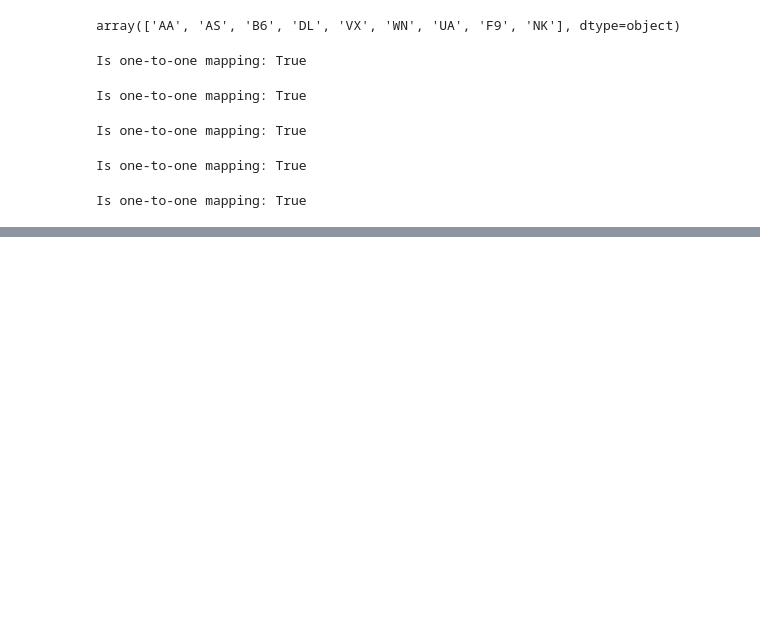
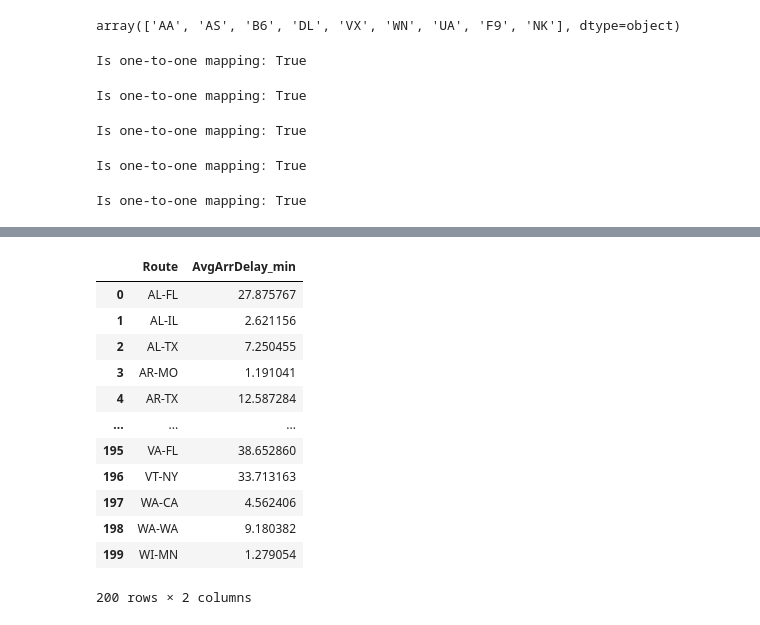
Before and after one commit to harshgupta6789/cap5771sp25-project, a Jupyter notebook: Scripts/feature_engineering.ipynb, the cells around one changed output, grey strips where cells are left out. Drawn from its saved outputs; the diff is of its cells as text; code cells hidden in the pictures; blank space fills up the shorter version.

```diff
--- a/Scripts/feature_engineering.ipynb
+++ b/Scripts/feature_engineering.ipynb
@@ -161,0 +275,16 @@ df.rename(columns={'SOURCE': 'WEATHER_SOURCE'}, inplace=True)
+# %%
+avg_arr_delay_route_min
+# %% [output]
+|  | Route | AvgArrDelay_min |
+| 0 | AL-FL | 27.875767 |
+| 1 | AL-IL | 2.621156 |
+| 2 | AL-TX | 7.250455 |
+| 3 | AR-MO | 1.191041 |
+| 4 | AR-TX | 12.587284 |
+| ... | ... | ... |
+| 195 | VA-FL | 38.652860 |
+| 196 | VT-NY | 33.713163 |
+| 197 | WA-CA | 4.562406 |
+| 198 | WA-WA | 9.180382 |
+| 199 | WI-MN | 1.279054 |
+200 rows × 2 columns
```
Also changed, not shown: parts of 23 cells of this notebook.
